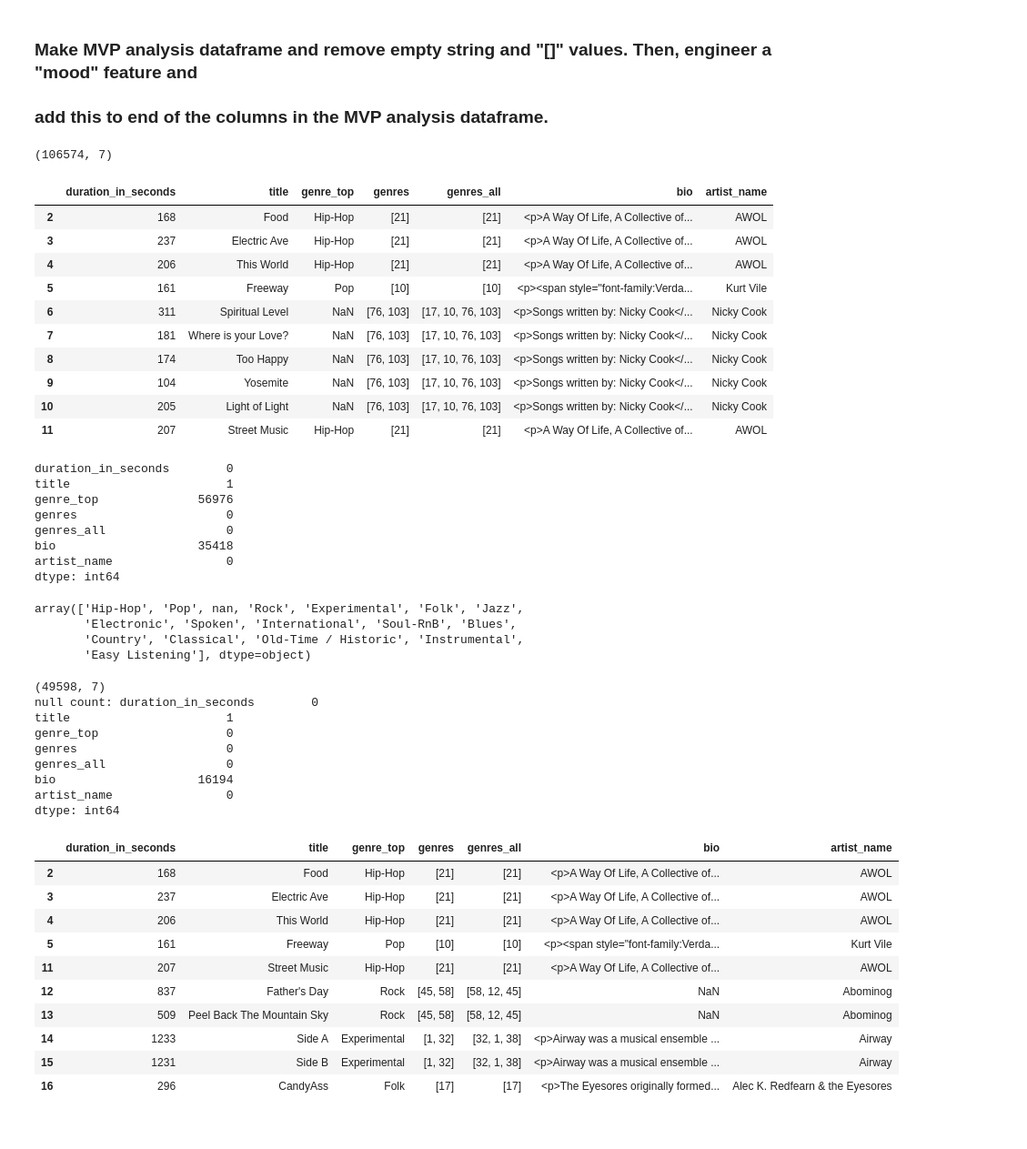
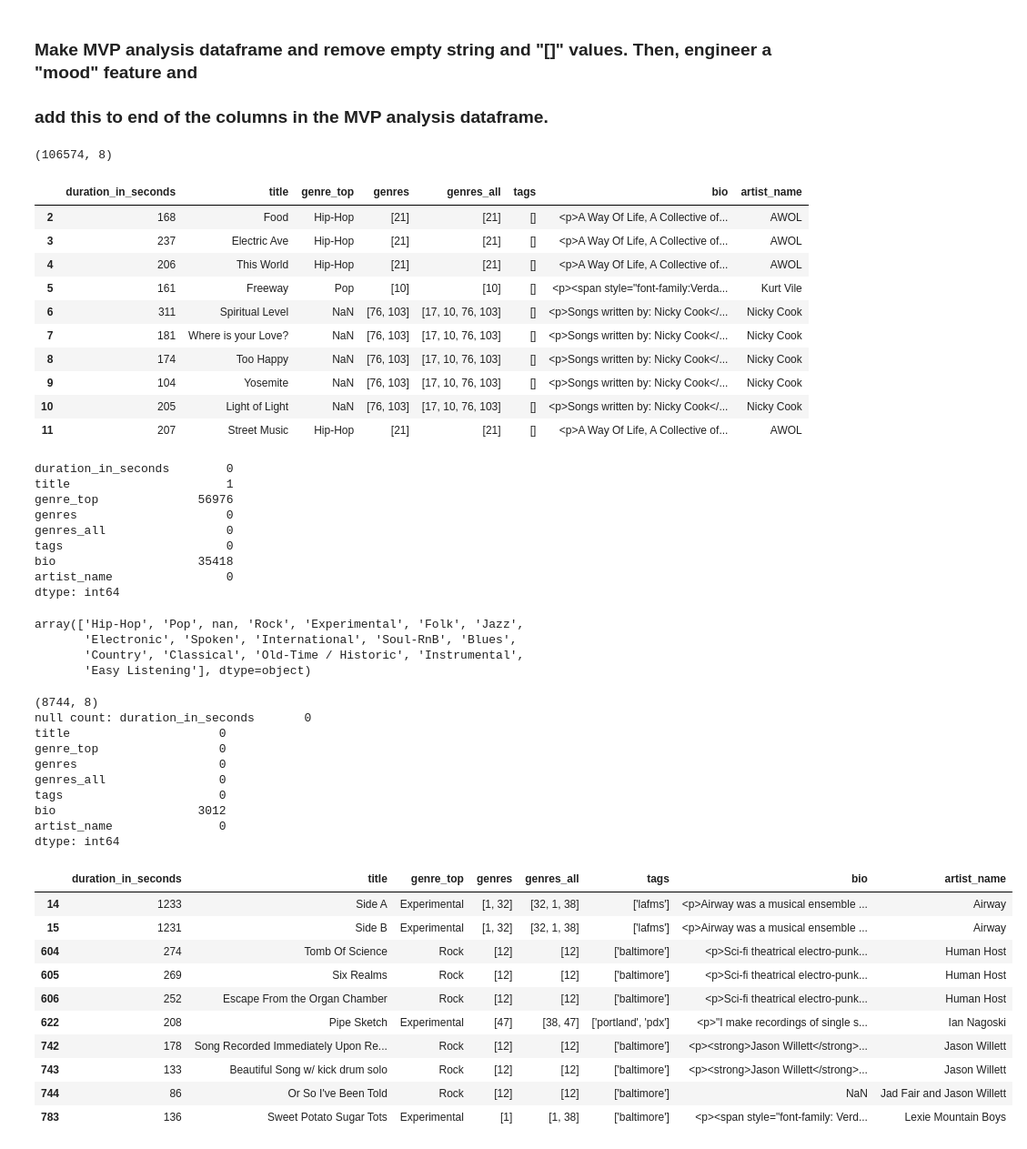
Before and after one commit to labs12-music-stream-selector/DS, a Jupyter notebook: aws-sagemaker-python-notebook.ipynb, the cells around one changed output. Shown at 91% size. Saved outputs shown, nothing was run; the diff lists cells and outputs as text; code cells hidden in the pictures.

```diff
--- a/aws-sagemaker-python-notebook.ipynb
+++ b/aws-sagemaker-python-notebook.ipynb
@@ -219,30 +219,30 @@ Name: artist.12, Length: 16295, dtype: int64
 df = tracks_df.copy()
 # make mvp dataframe
 tracks_mvp_df = tracks_df[['track.5', 'track.19', 'track.7', 'track.8', 'track.9',
-                           'artist.3', 'artist.12']]
+                           'track.18', 'artist.3', 'artist.12']]
 # rename columns in mvp dataframe
 tracks_mvp_df = tracks_mvp_df.rename(columns={'track.5': 'duration_in_seconds', 'track.19': 'title',
                                               'track.7': 'genre_top', 'track.8': 'genres',
-                                              'track.9': 'genres_all', 'artist.3': 'bio',
-                                              'artist.12': 'artist_name'})
+                                              'track.9': 'genres_all', 'track.18': 'tags',
+                                              'artist.3': 'bio', 'artist.12': 'artist_name'})
 # %%
 # inspect mvp dataframe -- remove row indices 0 and 1
 tracks_mvp_df = tracks_mvp_df.drop(tracks_mvp_df.index[[0,1]])
 print(tracks_mvp_df.shape)
 tracks_mvp_df.head(10)
 # %% [output]
-(106574, 7)
+(106574, 8)
-|  | duration_in_seconds | title | genre_top | genres | genres_all | bio | artist_name |
-| 2 | 168 | Food | Hip-Hop | [21] | [21] | <p>A Way Of Life, A Collective of... | AWOL |
-| 3 | 237 | Electric Ave | Hip-Hop | [21] | [21] | <p>A Way Of Life, A Collective of... | AWOL |
-| 4 | 206 | This World | Hip-Hop | [21] | [21] | <p>A Way Of Life, A Collective of... | AWOL |
-| 5 | 161 | Freeway | Pop | [10] | [10] | <p><span style="font-family:Verda... | Kurt Vile |
-| 6 | 311 | Spiritual Level | NaN | [76, 103] | [17, 10, 76, 103] | <p>Songs written by: Nicky Cook</... | Nicky Cook |
-| 7 | 181 | Where is your Love? | NaN | [76, 103] | [17, 10, 76, 103] | <p>Songs written by: Nicky Cook</... | Nicky Cook |
-| 8 | 174 | Too Happy | NaN | [76, 103] | [17, 10, 76, 103] | <p>Songs written by: Nicky Cook</... | Nicky Cook |
-| 9 | 104 | Yosemite | NaN | [76, 103] | [17, 10, 76, 103] | <p>Songs written by: Nicky Cook</... | Nicky Cook |
-| 10 | 205 | Light of Light | NaN | [76, 103] | [17, 10, 76, 103] | <p>Songs written by: Nicky Cook</... | Nicky Cook |
-| 11 | 207 | Street Music | Hip-Hop | [21] | [21] | <p>A Way Of Life, A Collective of... | AWOL |
+|  | duration_in_seconds | title | genre_top | genres | genres_all | tags | bio | artist_name |
+| 2 | 168 | Food | Hip-Hop | [21] | [21] | [] | <p>A Way Of Life, A Collective of... | AWOL |
+| 3 | 237 | Electric Ave | Hip-Hop | [21] | [21] | [] | <p>A Way Of Life, A Collective of... | AWOL |
+| 4 | 206 | This World | Hip-Hop | [21] | [21] | [] | <p>A Way Of Life, A Collective of... | AWOL |
+| 5 | 161 | Freeway | Pop | [10] | [10] | [] | <p><span style="font-family:Verda... | Kurt Vile |
+| 6 | 311 | Spiritual Level | NaN | [76, 103] | [17, 10, 76, 103] | [] | <p>Songs written by: Nicky Cook</... | Nicky Cook |
+| 7 | 181 | Where is your Love? | NaN | [76, 103] | [17, 10, 76, 103] | [] | <p>Songs written by: Nicky Cook</... | Nicky Cook |
+| 8 | 174 | Too Happy | NaN | [76, 103] | [17, 10, 76, 103] | [] | <p>Songs written by: Nicky Cook</... | Nicky Cook |
+| 9 | 104 | Yosemite | NaN | [76, 103] | [17, 10, 76, 103] | [] | <p>Songs written by: Nicky Cook</... | Nicky Cook |
+| 10 | 205 | Light of Light | NaN | [76, 103] | [17, 10, 76, 103] | [] | <p>Songs written by: Nicky Cook</... | Nicky Cook |
+| 11 | 207 | Street Music | Hip-Hop | [21] | [21] | [] | <p>A Way Of Life, A Collective of... | AWOL |
 # %%
 tracks_mvp_df.isna().sum()
 # %% [output]
@@ -251,6 +251,7 @@ title                      1
 genre_top              56976
 genres                     0
 genres_all                 0
+tags                       0
 bio                    35418
 artist_name                0
 dtype: int64
@@ -262,30 +263,31 @@ array(['Hip-Hop', 'Pop', nan, 'Rock', 'Experimental', 'Folk', 'Jazz',
        'Country', 'Classical', 'Old-Time / Historic', 'Instrumental',
        'Easy Listening'], dtype=object)
 # %%
-# make quick genres series from genre_top and genres features, and map strings to lists
-genres_df = tracks_mvp_df[(tracks_mvp_df['genre_top'].notna()) & (tracks_mvp_df['genres'] != '[]')]
+# make genres_tags_df, using specific genre_top values and tags values in features
+genres_tags_df = tracks_mvp_df[(tracks_mvp_df['genre_top'].notna()) & (tracks_mvp_df['tags'] != '[]')]
 # %%
-print(genres_df.shape)
-print('null count:', genres_df.isna().sum())
-genres_df.head(10)
+print(genres_tags_df.shape)  # tracks_df, the original, unchanged, df from the loaded data, is (106576, 53)
+print('null count:', genres_tags_df.isna().sum())
+genres_tags_df.head(10)
 # %% [output]
-(49598, 7)
-null count: duration_in_seconds        0
-title                      1
-genre_top                  0
-genres                     0
-genres_all                 0
-bio                    16194
-artist_name                0
+(8744, 8)
+null count: duration_in_seconds       0
+title                     0
+genre_top                 0
+genres                    0
+genres_all                0
+tags                      0
+bio                    3012
+artist_name               0
 dtype: int64
-|  | duration_in_seconds | title | genre_top | genres | genres_all | bio | artist_name |
-| 2 | 168 | Food | Hip-Hop | [21] | [21] | <p>A Way Of Life, A Collective of... | AWOL |
-| 3 | 237 | Electric Ave | Hip-Hop | [21] | [21] | <p>A Way Of Life, A Collective of... | AWOL |
-| 4 | 206 | This World | Hip-Hop | [21] | [21] | <p>A Way Of Life, A Collective of... | AWOL |
-| 5 | 161 | Freeway | Pop | [10] | [10] | <p><span style="font-family:Verda... | Kurt Vile |
-| 11 | 207 | Street Music | Hip-Hop | [21] | [21] | <p>A Way Of Life, A Collective of... | AWOL |
-| 12 | 837 | Father's Day | Rock | [45, 58] | [58, 12, 45] | NaN | Abominog |
-| 13 | 509 | Peel Back The Mountain Sky | Rock | [45, 58] | [58, 12, 45] | NaN | Abominog |
-| 14 | 1233 | Side A | Experimental | [1, 32] | [32, 1, 38] | <p>Airway was a musical ensemble ... | Airway |
-| 15 | 1231 | Side B | Experimental | [1, 32] | [32, 1, 38] | <p>Airway was a musical ensemble ... | Airway |
-| 16 | 296 | CandyAss | Folk | [17] | [17] | <p>The Eyesores originally formed... | Alec K. Redfearn & the Eyesores |
+|  | duration_in_seconds | title | genre_top | genres | genres_all | tags | bio | artist_name |
+| 14 | 1233 | Side A | Experimental | [1, 32] | [32, 1, 38] | ['lafms'] | <p>Airway was a musical ensemble ... | Airway |
+| 15 | 1231 | Side B | Experimental | [1, 32] | [32, 1, 38] | ['lafms'] | <p>Airway was a musical ensemble ... | Airway |
+| 604 | 274 | Tomb Of Science | Rock | [12] | [12] | ['baltimore'] | <p>Sci-fi theatrical electro-punk... | Human Host |
+| 605 | 269 | Six Realms | Rock | [12] | [12] | ['baltimore'] | <p>Sci-fi theatrical electro-punk... | Human Host |
+| 606 | 252 | Escape From the Organ Chamber | Rock | [12] | [12] | ['baltimore'] | <p>Sci-fi theatrical electro-punk... | Human Host |
+| 622 | 208 | Pipe Sketch | Experimental | [47] | [38, 47] | ['portland', 'pdx'] | <p>"I make recordings of single s... | Ian Nagoski |
+| 742 | 178 | Song Recorded Immediately Upon Re... | Rock | [12] | [12] | ['baltimore'] | <p><strong>Jason Willett</strong>... | Jason Willett |
+| 743 | 133 | Beautiful Song w/ kick drum solo | Rock | [12] | [12] | ['baltimore'] | <p><strong>Jason Willett</strong>... | Jason Willett |
+| 744 | 86 | Or So I've Been Told | Rock | [12] | [12] | ['baltimore'] | NaN | Jad Fair and Jason Willett |
+| 783 | 136 | Sweet Potato Sugar Tots | Experimental | [1] | [1, 38] | ['baltimore'] | <p><span style="font-family: Verd... | Lexie Mountain Boys |
```
Also changed, not shown: parts of 37 cells of this notebook.
